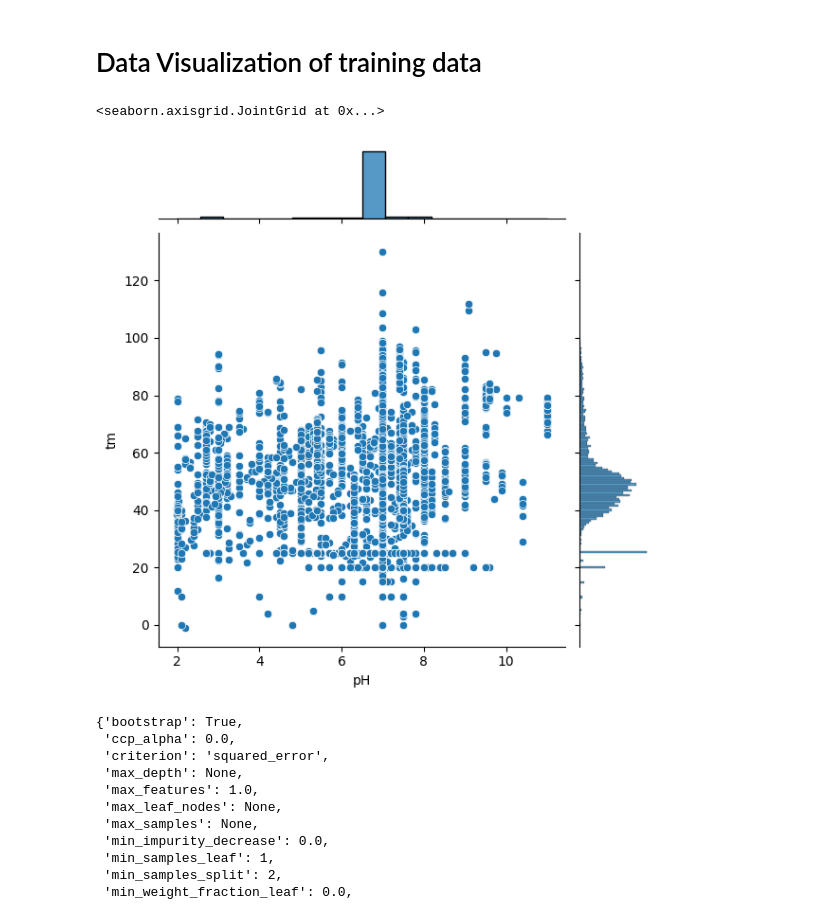
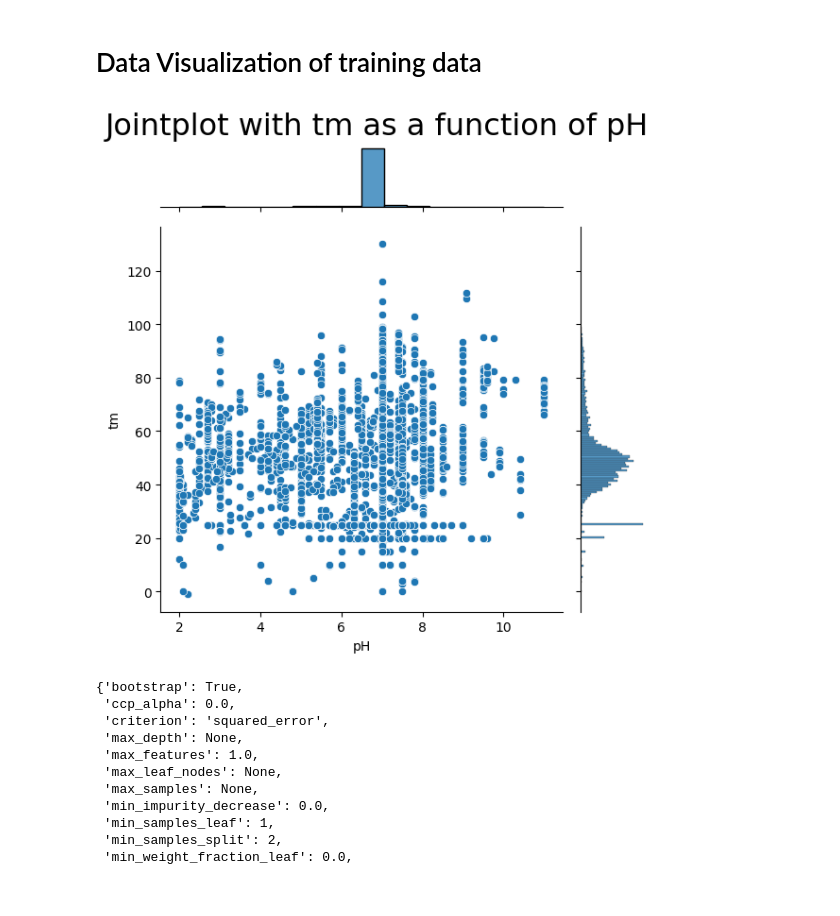
Before and after one commit to UlrikThygePedersen/Machine_Learning_Models, a Jupyter notebook: Models/Novozymes Enzyme Stability Prediction/Novozymes_Kaggle_Model.ipynb, the cells around one changed output. Saved outputs shown, nothing was run; the diff lists cells and outputs as text; code cells hidden in the pictures.

```diff
--- a/Models/Novozymes Enzyme Stability Prediction/Novozymes_Kaggle_Model.ipynb
+++ b/Models/Novozymes Enzyme Stability Prediction/Novozymes_Kaggle_Model.ipynb
@@ -133,6 +135,10 @@ train
 # %%
 # Find and replace null values with mean value
 
-train.isnull().sum()
+print(f'Shape of the training data before ourlier removal:\n {train.isnull().sum()}')
 
-train['pH'] = train['pH'].fillna(train['pH'].mean())
+train['pH'] = (train['pH']
+              .fillna(train['pH']
+              .mean()))
+
+print(f'\nShape of the training data after ourlier removal: {train.isnull().sum()}')
@@ -232,12 +253,16 @@ test.head()
 # %% [markdown]
 # Data Visualization of training data
 # %%
-sns.jointplot(data = train,
+p = sns.jointplot(data = train,
               x = "pH",
               y = "tm")
+
+
+p.fig.suptitle("Jointplot with tm as a function of pH", fontsize = 23)
+p.fig.tight_layout()
+p.fig.subplots_adjust(top = 0.92) # Reduce plot to make room
 # %% [output]
-<seaborn.axisgrid.JointGrid at 0x...>
-[figure, old version]
+[figure, new version]
 # %%
 # Split data in features and labels (tm)
 
```
Also changed, not shown: parts of 2 cells of this notebook.
